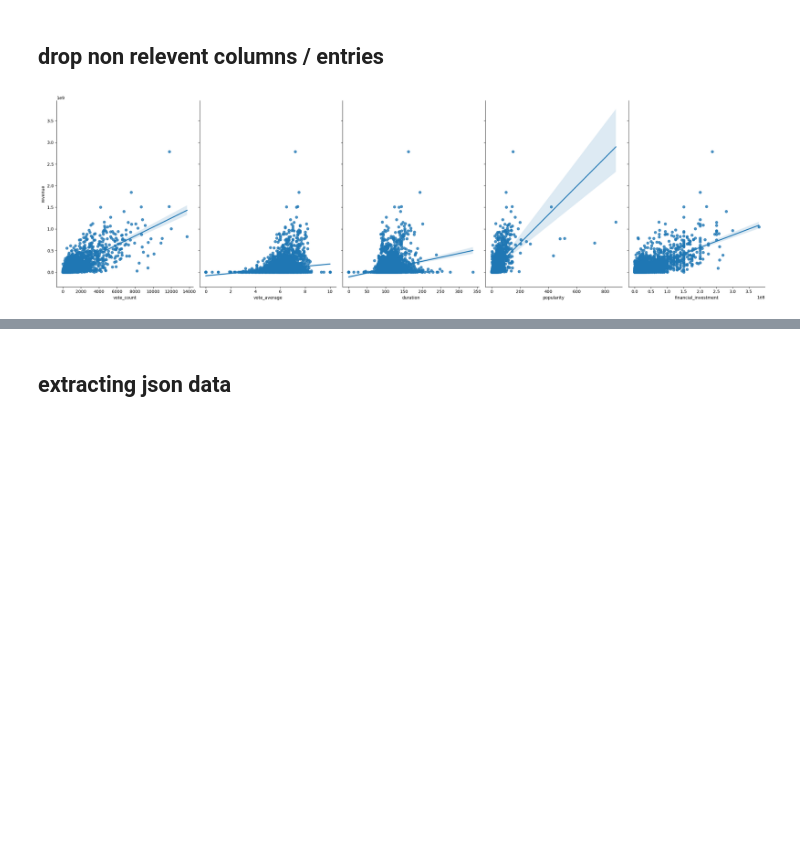
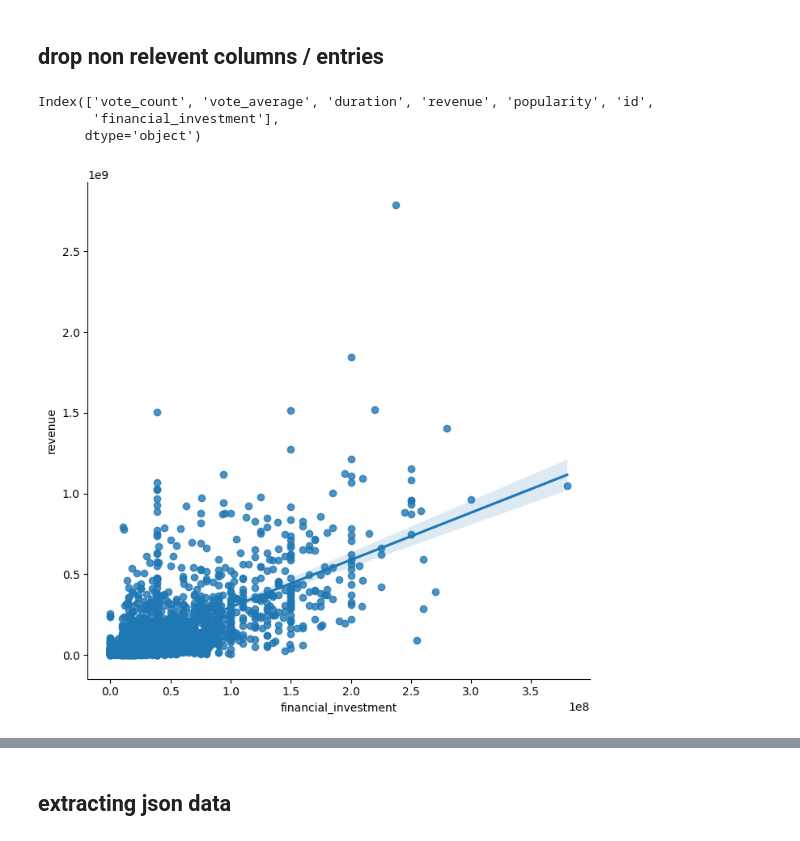
Before and after one commit to ChillinSoul/machineLearning, a Jupyter notebook: data_exploration/main.ipynb, the cells around one changed output, grey strips where cells are left out. Saved outputs shown, nothing was run; the diff lists cells and outputs as text; code cells hidden in the pictures; blank space fills up the shorter version.

```diff
--- a/data_exploration/main.ipynb
+++ b/data_exploration/main.ipynb
@@ -49,12 +42,18 @@ See the caveats in the documentation: https://pandas.pydata.org/pandas-docs/stab
 # %% [markdown]
 ## drop non relevent columns / entries
+# %%
+raw_data.columns
+# %% [output]
+Index(['vote_count', 'vote_average', 'duration', 'revenue', 'popularity', 'id',
+       'financial_investment'],
+      dtype='object')
 # %%
-sns.pairplot(data, x_vars=['vote_count', 'vote_average', 'duration', 'popularity','financial_investment'], y_vars='revenue', height=7, aspect=0.7, kind='reg')
+sns.pairplot(data, x_vars=['financial_investment'],y_vars='revenue', height=7, aspect=1, kind='reg')
 raw_data.columns
 columns_to_drop = ['duration','id']
-raw_data.drop(columns=columns_to_drop, inplace=True)
+#raw_data.drop(columns=columns_to_drop, inplace=True)
 # %% [output]
-[figure, old version]
+[figure, new version]
 # %%
 helper.test_data_set(raw_data)
 # %% [output]
```
Also changed, not shown: parts of 9 cells of this notebook, 9 other files.
